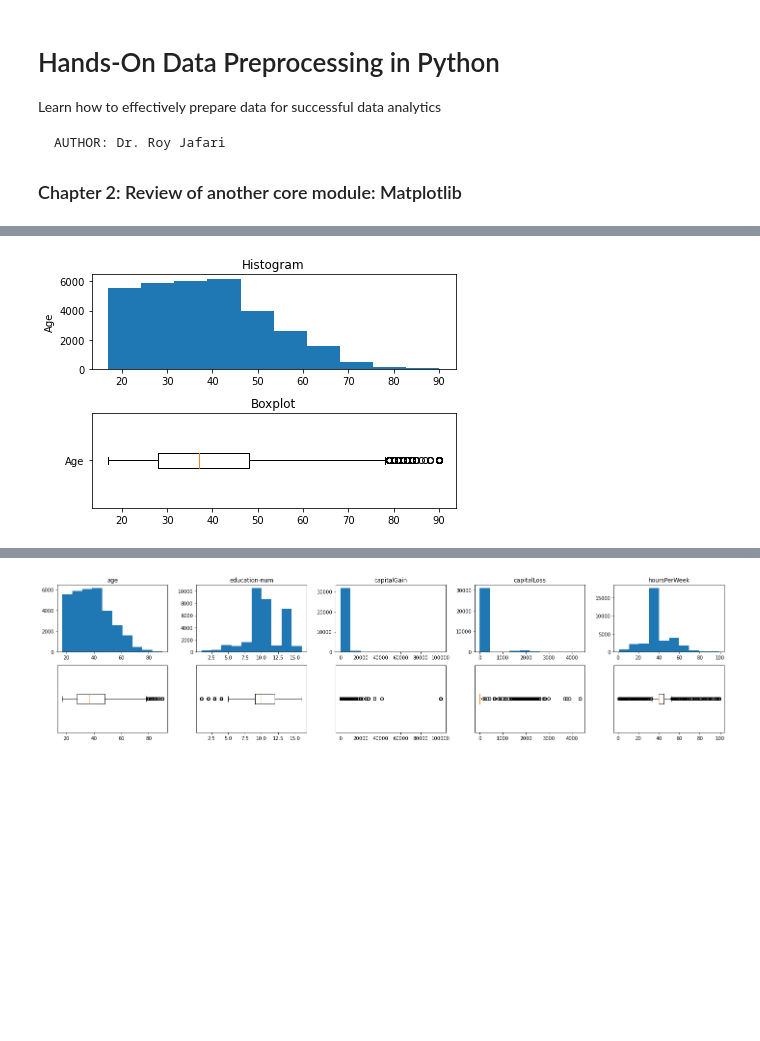
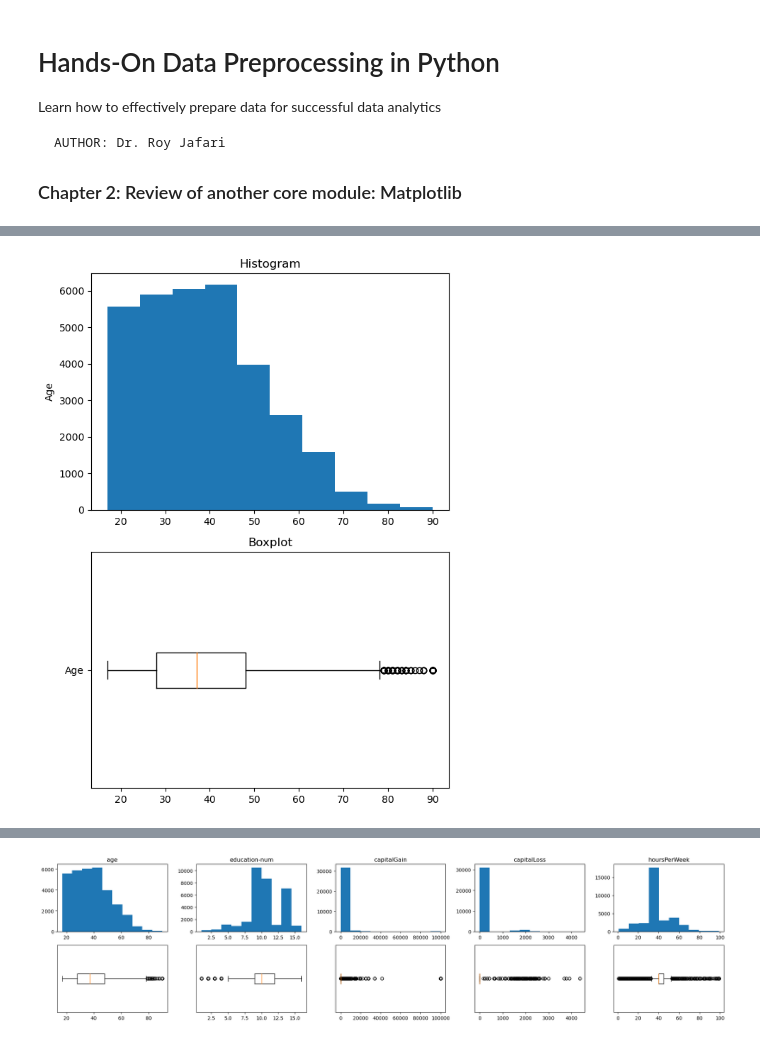
Before and after one commit to PacktPublishing/Hands-On-Data-Preprocessing-in-Python, a Jupyter notebook: Chapter02/Chapter 2.ipynb, the cells around one changed output, grey strips where cells are left out. Cells and saved outputs as stored; diff of their text form; code cells hidden in the pictures; blank space fills up the shorter version.

```diff
--- a/Chapter02/Chapter 2.ipynb
+++ b/Chapter02/Chapter 2.ipynb
@@ -87,18 +95,19 @@ plt.show()
 # %%
+plt.figure(figsize=(6,8))
 plt.subplot(2,1,1)
 plt.hist(adult_df.age)
 plt.title('Histogram')
 plt.ylabel('Age')
 
 plt.subplot(2,1,2)
 plt.boxplot(adult_df.age, vert=False)
 plt.title('Boxplot')
 plt.yticks([1],['Age'])
 
 plt.tight_layout()
 plt.show()
 # %% [output]
-[figure, old version]
+[figure, new version]
 # %%
 plt.figure(figsize=(9,6))
 
```
Also changed, not shown: parts of 11 cells of this notebook.
